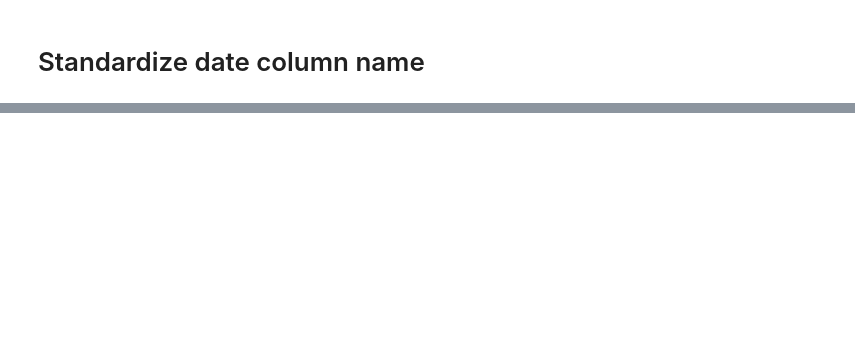
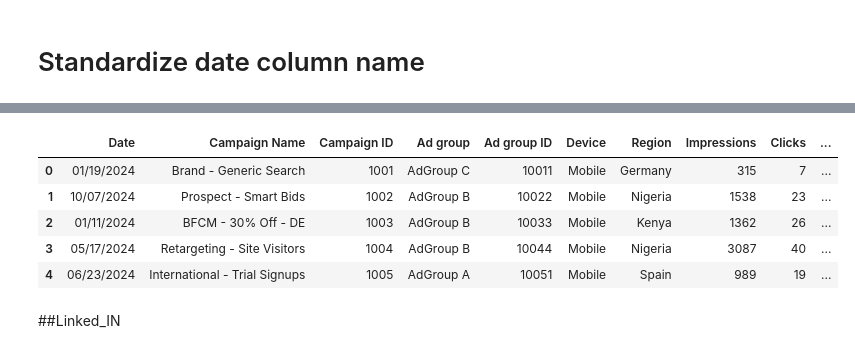
Before and after one commit to Mainabryan/AI-BUSINESS-MARKETING-iINSIGHTS, a Jupyter notebook: AI_Business_insights.ipynb, the cells around one changed output, grey strips where cells are left out. Cells and saved outputs as stored; diff of their text form; code cells hidden in the pictures; blank space fills up the shorter version.

```diff
--- a/AI_Business_insights.ipynb
+++ b/AI_Business_insights.ipynb
@@ -165,0 +203,19 @@ google['Date'] = google['Day']
+# %%
+# GOOGLE
+google_ads= google_ads.rename(columns={
+    'Day': 'Date',
+    'Campaign': 'Campaign Name',
+    'Country': 'Region',
+    'Cost': 'Spend'
+    })
+# %%
+display(google_ads.head(5))
+# %% [output]
+|  | Date | Campaign Name | Campaign ID | Ad group | Ad group ID | Device | Region | Impressions | Clicks | ... |
+| 0 | 01/19/2024 | Brand - Generic Search | 1001 | AdGroup C | 10011 | Mobile | Germany | 315 | 7 | ... |
+| 1 | 10/07/2024 | Prospect - Smart Bids | 1002 | AdGroup B | 10022 | Mobile | Nigeria | 1538 | 23 | ... |
+| 2 | 01/11/2024 | BFCM - 30% Off - DE | 1003 | AdGroup B | 10033 | Mobile | Kenya | 1362 | 26 | ... |
+| 3 | 05/17/2024 | Retargeting - Site Visitors | 1004 | AdGroup B | 10044 | Mobile | Nigeria | 3087 | 40 | ... |
+| 4 | 06/23/2024 | International - Trial Signups | 1005 | AdGroup A | 10051 | Mobile | Spain | 989 | 19 | ... |
+# %% [markdown]
+##Linked_IN
```
Also changed, not shown: parts of 7 cells of this notebook.
